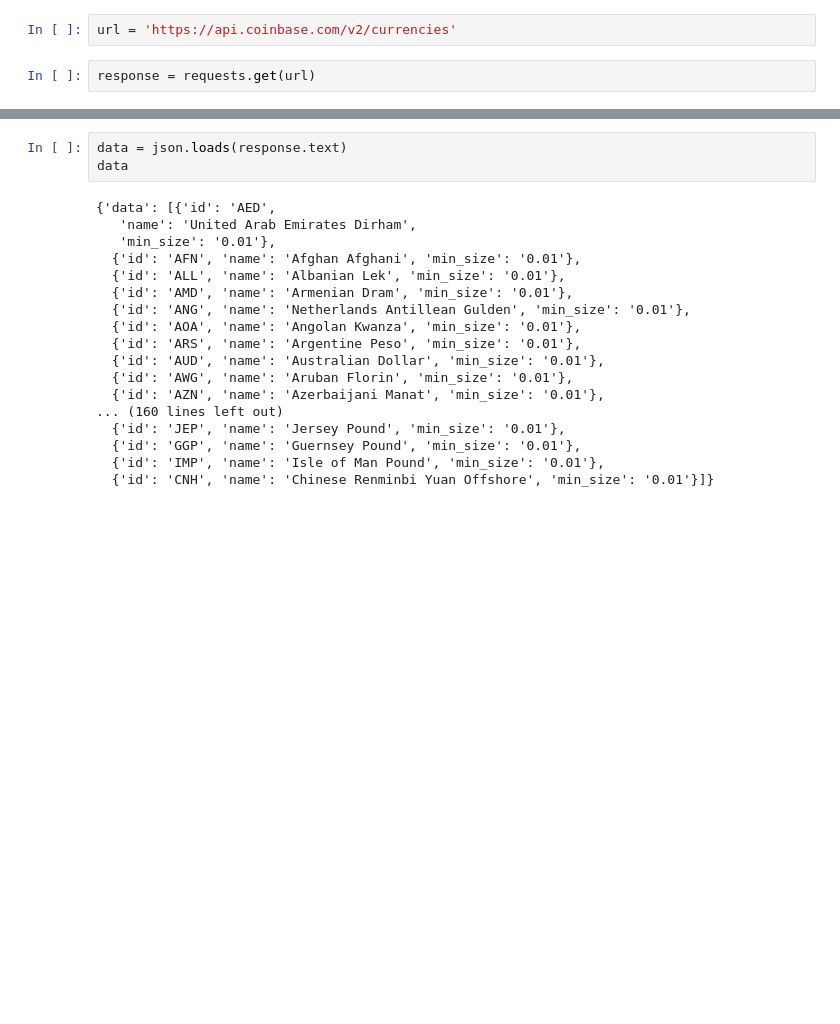
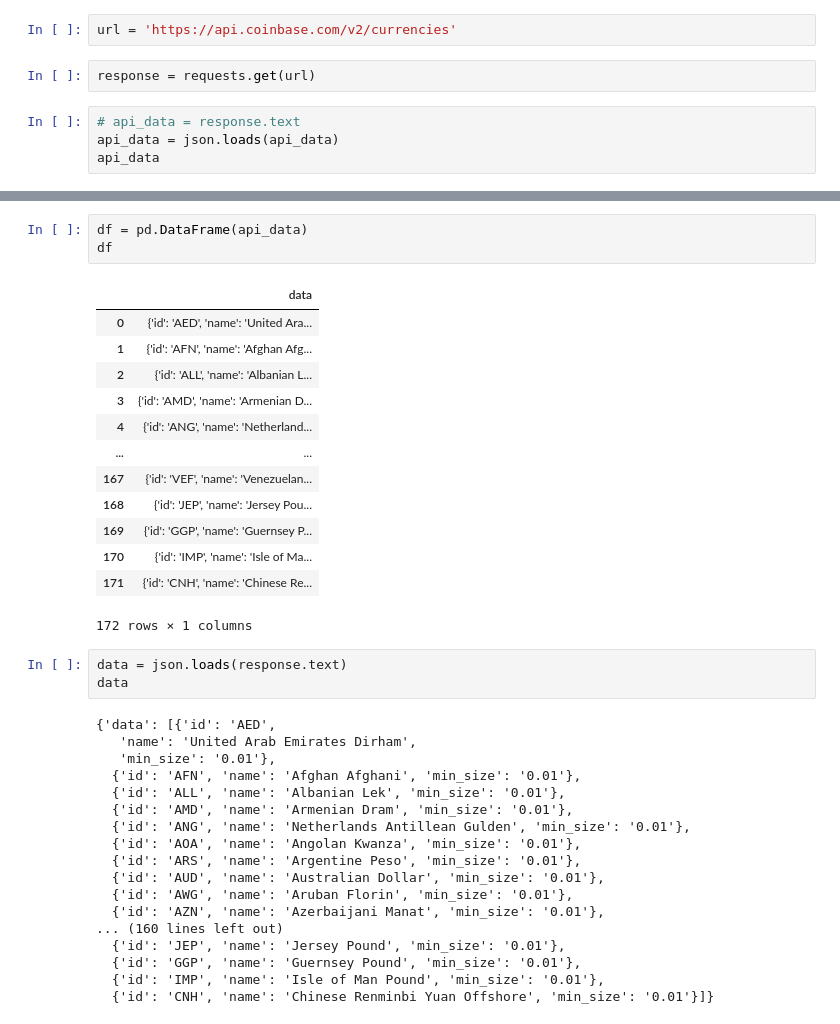
Before and after one commit to bsakyi/exchange_rate_etl, a Jupyter notebook: coinbase.ipynb, the cells around one changed output, grey strips where cells are left out. Drawn from its saved outputs; the diff is of its cells as text; blank space fills up the shorter version.

```diff
--- a/coinbase.ipynb
+++ b/coinbase.ipynb
@@ -6,3 +6,7 @@ import pandas as pd
 url = 'https://api.coinbase.com/v2/currencies'
 # %%
 response = requests.get(url)
+# %%
+# api_data = response.text
+api_data = json.loads(api_data)
+api_data
@@ -9,3 +31,20 @@ response = requests.get(url)
+# %%
+df = pd.DataFrame(api_data)
+df
+# %% [output]
+|  | data |
+| 0 | {'id': 'AED', 'name': 'United Ara... |
+| 1 | {'id': 'AFN', 'name': 'Afghan Afg... |
+| 2 | {'id': 'ALL', 'name': 'Albanian L... |
+| 3 | {'id': 'AMD', 'name': 'Armenian D... |
+| 4 | {'id': 'ANG', 'name': 'Netherland... |
+| ... | ... |
+| 167 | {'id': 'VEF', 'name': 'Venezuelan... |
+| 168 | {'id': 'JEP', 'name': 'Jersey Pou... |
+| 169 | {'id': 'GGP', 'name': 'Guernsey P... |
+| 170 | {'id': 'IMP', 'name': 'Isle of Ma... |
+| 171 | {'id': 'CNH', 'name': 'Chinese Re... |
+172 rows × 1 columns
 # %%
 data = json.loads(response.text)
 data
```
Also changed, not shown: parts of 1 cell of this notebook, 5 other files.
